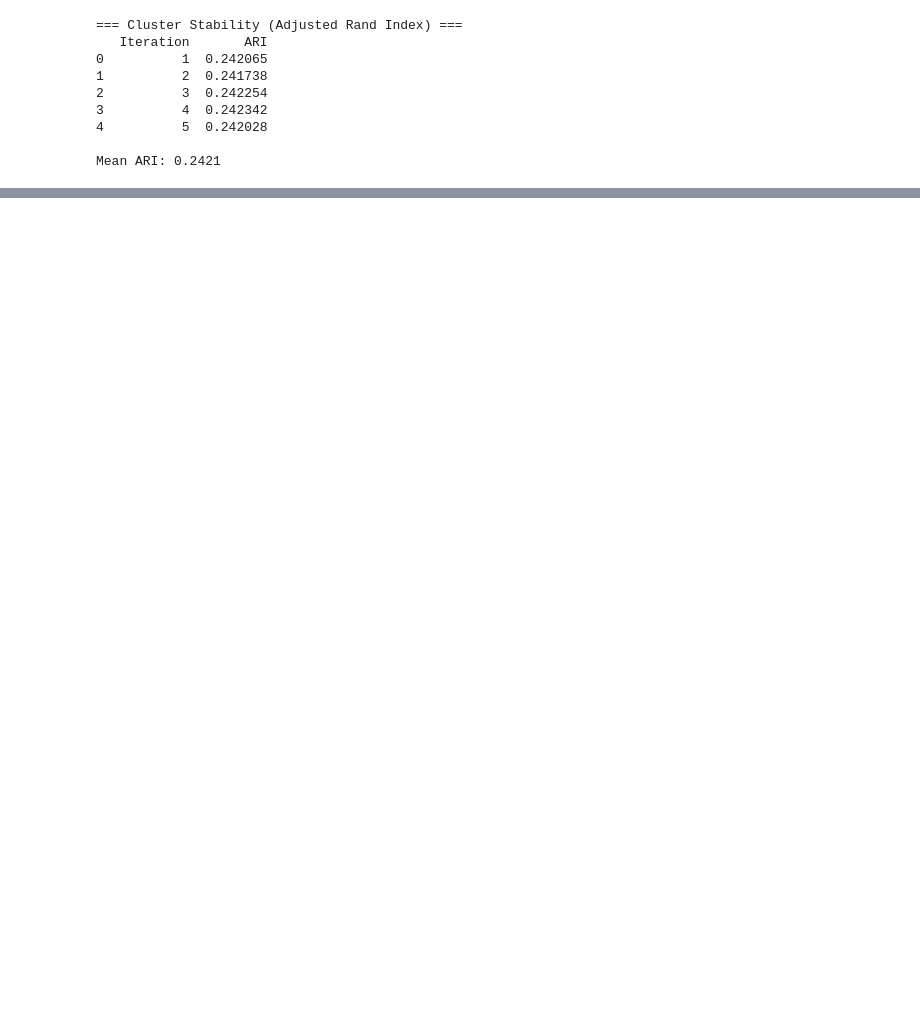
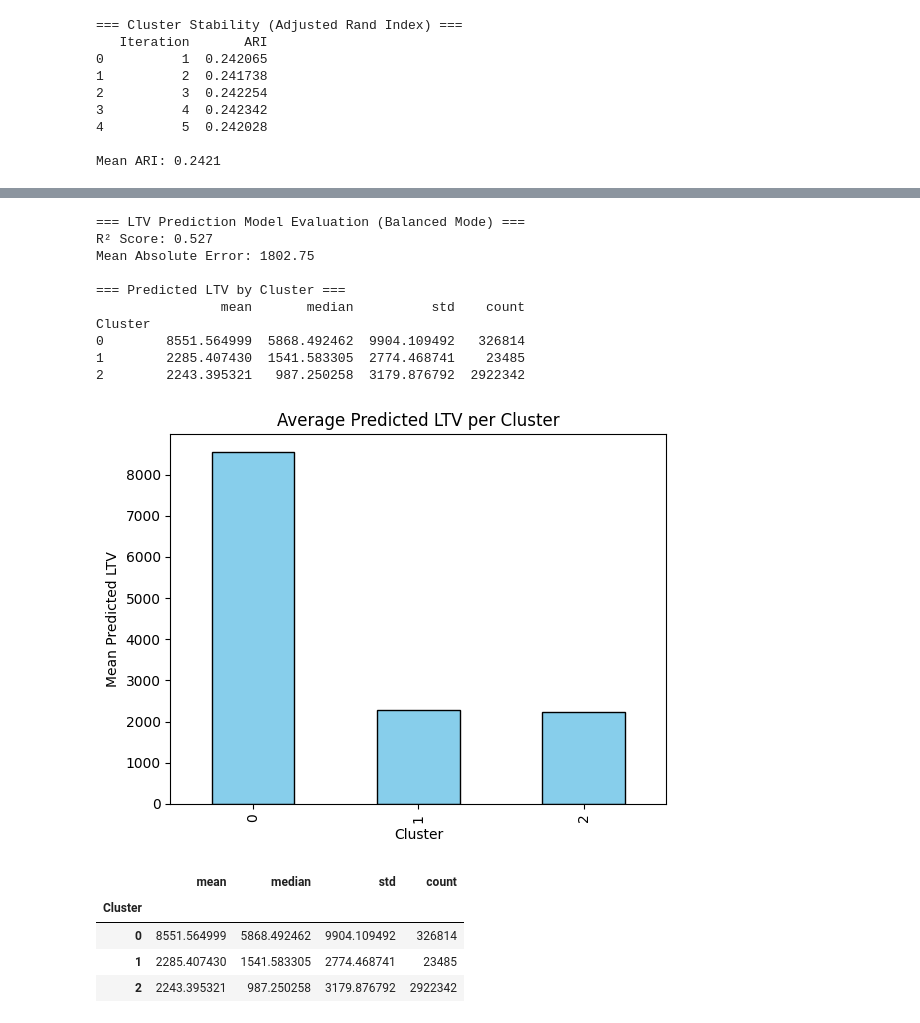
Before and after one commit to Tovix/E-commerceCustomerBehaviorAnalysis, a Jupyter notebook: notebooks/04_machine_learning.ipynb, the cells around one changed output, grey strips where cells are left out. Drawn from its saved outputs; the diff is of its cells as text; code cells hidden in the pictures; blank space fills up the shorter version.

Commit message:
Finshed Machine Learning Clustering Task

```diff
--- a/notebooks/04_machine_learning.ipynb
+++ b/notebooks/04_machine_learning.ipynb
@@ -534,0 +684,19 @@ Low stability suggests **feature scaling, log transformations, or alternative cl
+# %%
+processor.predictClusterLTV(sampleLen=60000000)
+# %% [output]
+=== LTV Prediction Model Evaluation (Balanced Mode) ===
+R² Score: 0.527
+Mean Absolute Error: 1802.75
+
+=== Predicted LTV by Cluster ===
+                mean       median          std    count
+Cluster
+0        8551.564999  5868.492462  9904.109492   326814
+1        2285.407430  1541.583305  2774.468741    23485
+2        2243.395321   987.250258  3179.876792  2922342
+[figure, added]
+|  | mean | median | std | count |
+| Cluster |  |  |  |  |
+| 0 | 8551.564999 | 5868.492462 | 9904.109492 | 326814 |
+| 1 | 2285.407430 | 1541.583305 | 2774.468741 | 23485 |
+| 2 | 2243.395321 | 987.250258 | 3179.876792 | 2922342 |
```
Also changed, not shown: parts of 17 cells of this notebook, 1 other file.
